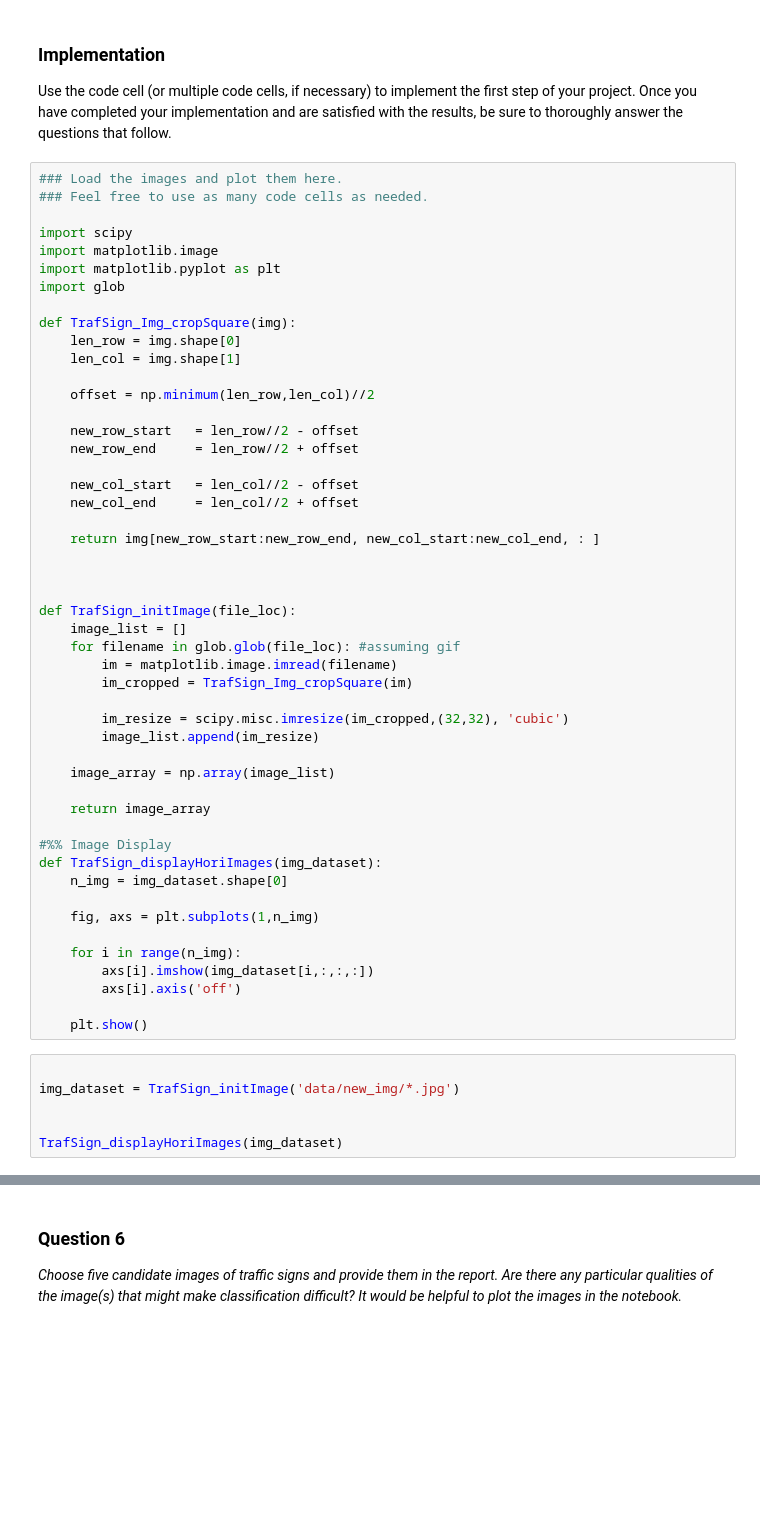
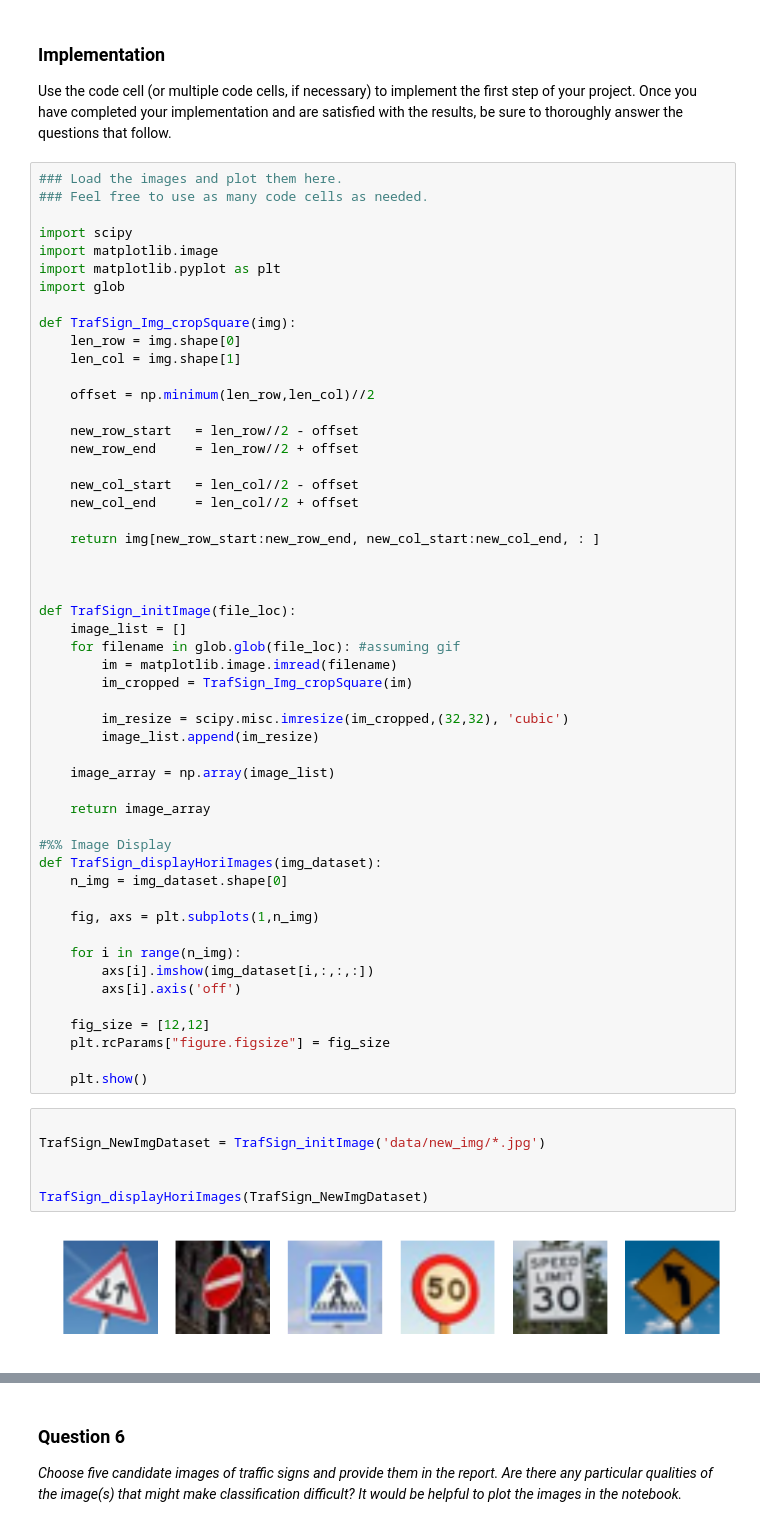
Before and after one commit to qqquan/CarND_p2_traffic_sign_classifier, a Jupyter notebook: Traffic_Signs_Recognition.ipynb, the cells around one changed output, grey strips where cells are left out. Saved outputs shown, nothing was run; the diff lists cells and outputs as text; blank space fills up the shorter version.

```diff
--- a/Traffic_Signs_Recognition.ipynb
+++ b/Traffic_Signs_Recognition.ipynb
@@ -648,10 +669,15 @@ def TrafSign_displayHoriImages(img_dataset):
         axs[i].imshow(img_dataset[i,:,:,:])
         axs[i].axis('off')
 
+    fig_size = [12,12]
+    plt.rcParams["figure.figsize"] = fig_size
+
     plt.show()
 # %%
 
-img_dataset = TrafSign_initImage('data/new_img/*.jpg')
+TrafSign_NewImgDataset = TrafSign_initImage('data/new_img/*.jpg')
 
 
-TrafSign_displayHoriImages(img_dataset)
+TrafSign_displayHoriImages(TrafSign_NewImgDataset)
+# %% [output]
+[figure, added]
```
Also changed, not shown: parts of 12 cells of this notebook, 2 other files.
